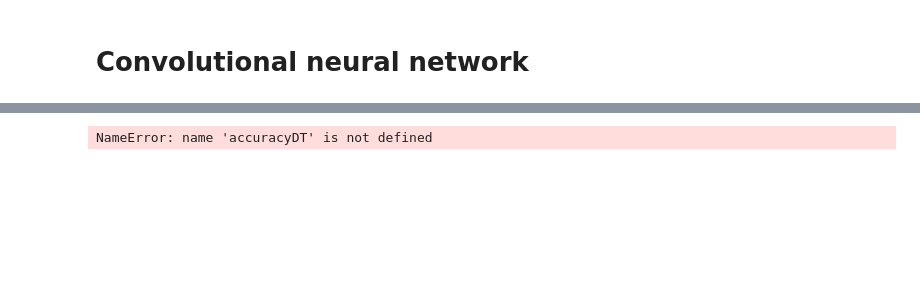
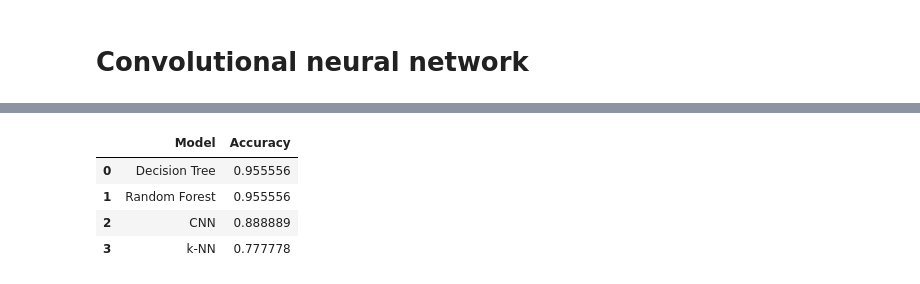
Before and after one commit to SAMYSOSERIOUS/Stats-analytics, a Jupyter notebook: Day8.ipynb, the cells around one changed output, grey strips where cells are left out. Drawn from its saved outputs; the diff is of its cells as text; code cells hidden in the pictures; blank space fills up the shorter version.

```diff
--- a/Day8.ipynb
+++ b/Day8.ipynb
@@ -205,14 +220,22 @@ Test Accuracy: 0.8889
 # %%
+import pandas as pd
+from itertools import groupby
 
-import pandas as pd
 
 accuracy_results = {
     'Model': ['Decision Tree', 'Random Forest', 'k-NN', 'CNN'],
     'Accuracy': [accuracyDT, accuracyRF, accuracyKNN, accuracyCNN]
 }
 
-accuracy_df = pd.DataFrame(accuracy_results).groupBy(accuracy_results["Accuracy"])
+
+accuracy_df = pd.DataFrame(accuracy_results)
+accuracy_df = accuracy_df.sort_values(by='Accuracy', ascending=False)
+accuracy_df = accuracy_df.reset_index(drop=True)
 
 accuracy_df
 # %% [output]
-NameError: name 'accuracyDT' is not defined
+|  | Model | Accuracy |
+| 0 | Decision Tree | 0.955556 |
+| 1 | Random Forest | 0.955556 |
+| 2 | CNN | 0.888889 |
+| 3 | k-NN | 0.777778 |
```
Also changed, not shown: parts of 4 cells of this notebook.
